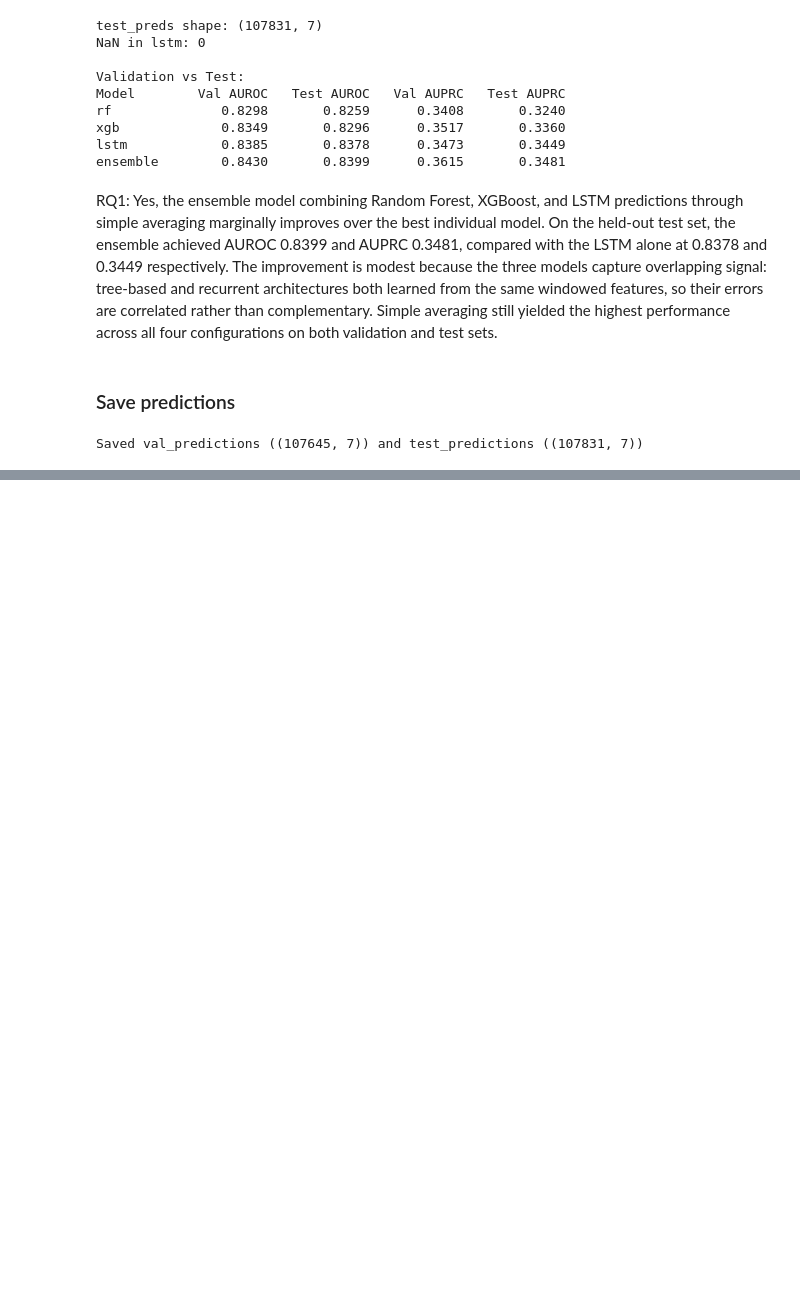
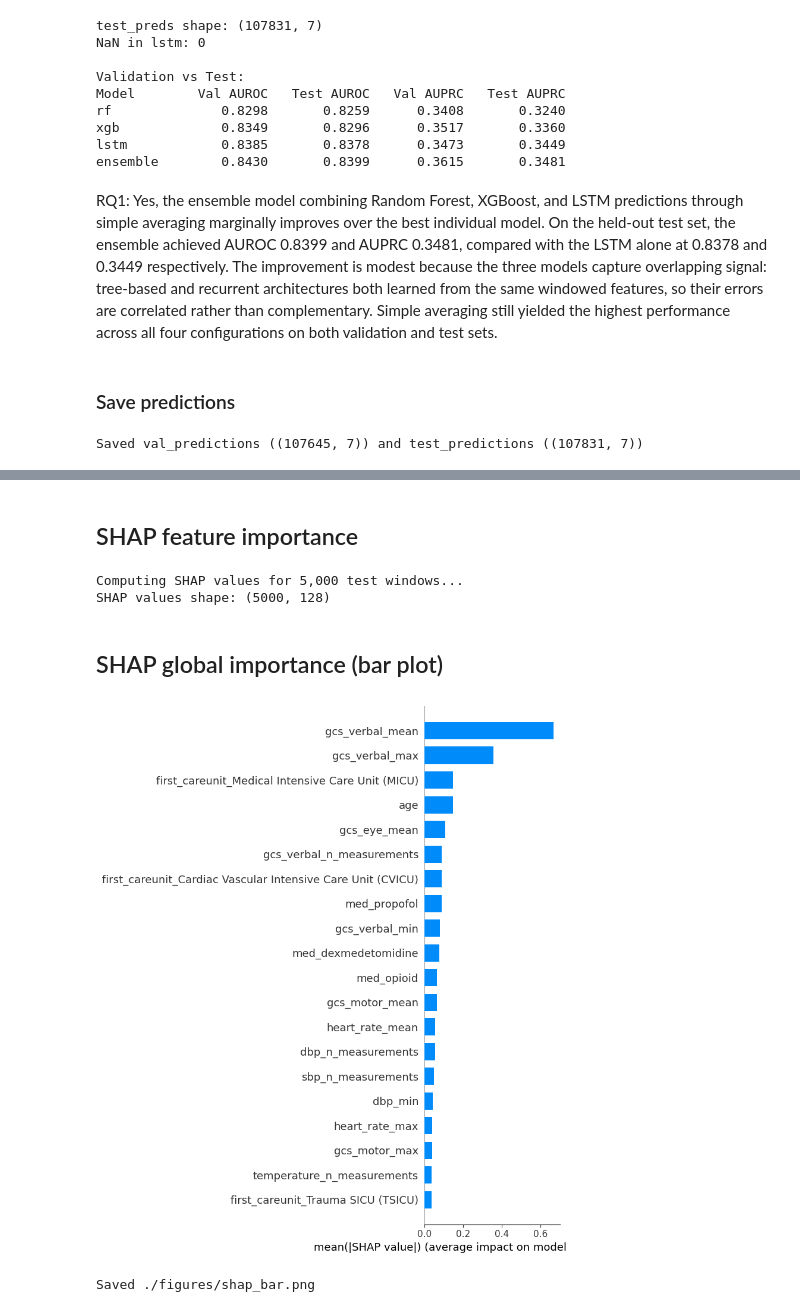
Before and after one commit to Hadyalt/AI_In_Healthcare_Capstone_Project, a Jupyter notebook: main.ipynb, the cells around one changed output, grey strips where cells are left out. Saved outputs shown, nothing was run; the diff lists cells and outputs as text; code cells hidden in the pictures; blank space fills up the shorter version.

```diff
--- a/main.ipynb
+++ b/main.ipynb
@@ -3172,0 +3717,40 @@ Saved val_predictions ((107645, 7)) and test_predictions ((107831, 7))
+# %% [markdown]
+## SHAP feature importance
+# %%
+import shap
+
+# Sample test windows for SHAP analysis
+SAMPLE_SIZE = 5000
+np.random.seed(42)
+sample_idx = np.random.choice(len(X_test), SAMPLE_SIZE, replace=False)
+X_sample = X_test.iloc[sample_idx]
+
+print(f"Computing SHAP values for {SAMPLE_SIZE:,} test windows...")
+explainer = shap.TreeExplainer(xgb_model)
+shap_values = explainer.shap_values(X_sample)
+print(f"SHAP values shape: {shap_values.shape}")
+# %% [output]
+Computing SHAP values for 5,000 test windows...
+SHAP values shape: (5000, 128)
+# %% [markdown]
+## SHAP global importance (bar plot)
+# %%
+import shap
+import matplotlib.pyplot as plt
+
+plt.figure(figsize=(10, 8))
+shap.summary_plot(
+    shap_values,
+    X_sample,
+    feature_names=feature_cols,
+    plot_type="bar",
+    max_display=20,
+    show=False,
+)
+plt.tight_layout()
+plt.savefig("./figures/shap_bar.png", dpi=150, bbox_inches="tight")
+plt.show()
+print("Saved ./figures/shap_bar.png")
+# %% [output]
+[figure, added]
+Saved ./figures/shap_bar.png
```
Also changed, not shown: parts of 28 cells of this notebook, 8 other files.
